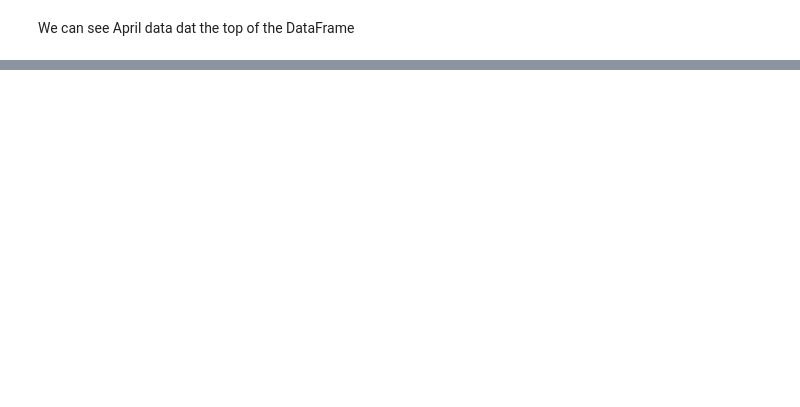
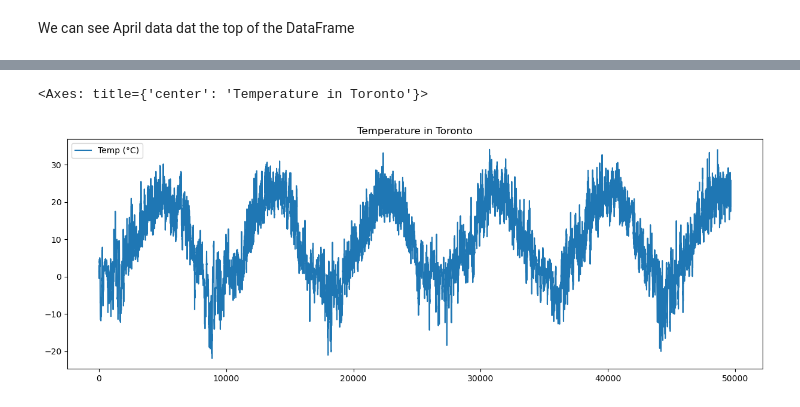
Before and after one commit to APS106/APS106-winter-2024-kinsella-goodfellow, a Jupyter notebook: lectures/week12/lecture2/notebooks/week12_lecture2_complete.ipynb, the cells around one changed output, grey strips where cells are left out. Saved outputs shown, nothing was run; the diff lists cells and outputs as text; code cells hidden in the pictures; blank space fills up the shorter version.

```diff
--- a/lectures/week12/lecture2/notebooks/week12_lecture2_complete.ipynb
+++ b/lectures/week12/lecture2/notebooks/week12_lecture2_complete.ipynb
@@ -814,0 +1163,3 @@ Let's create a `Node`.
+# %%
+toronto_weather_data = pd.read_csv('toronto_weather_data.csv')
+toronto_weather_data.head()
@@ -814,0 +1173,5 @@ Let's create a `Node`.
+# %%
+toronto_weather_data.plot(kind='line', y='Temp (°C)', figsize=(15, 5), title='Temperature in Toronto')
+# %% [output]
+<Axes: title={'center': 'Temperature in Toronto'}>
+[figure, added]
```
Also changed, not shown: parts of 74 cells of this notebook, 2 other files.
